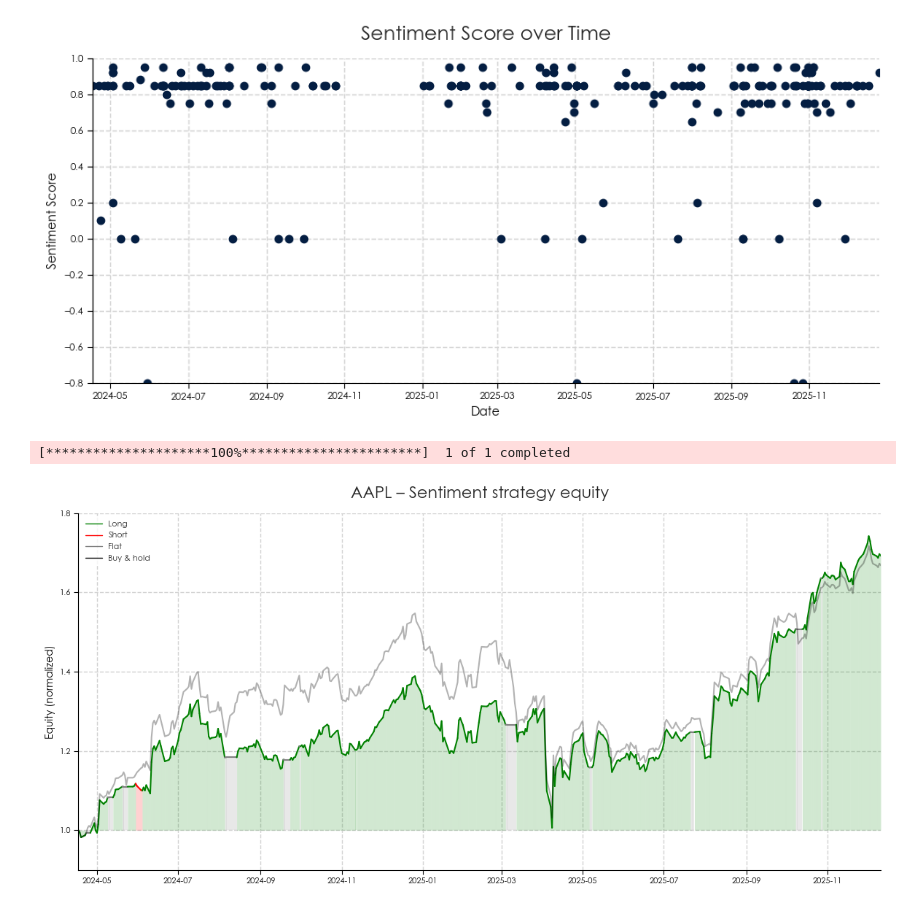
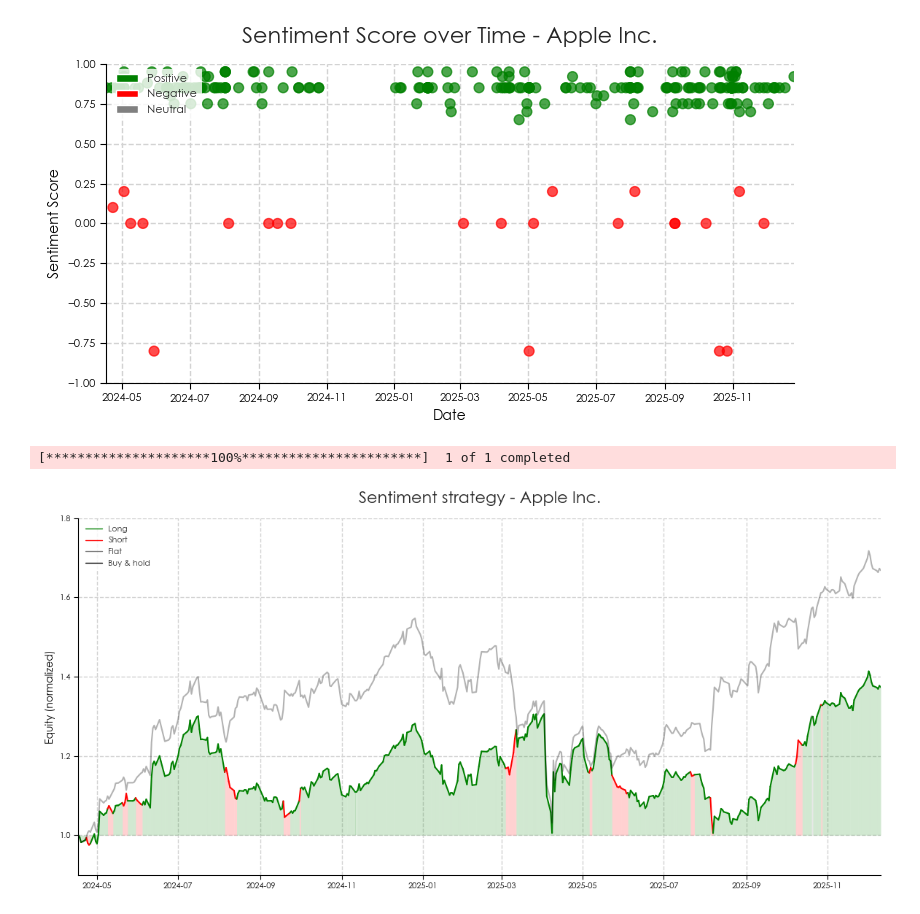
Before and after one commit to heritaco/Thresholded-LLM-Analyst-Recomendations-Sentiment-Strategies-with-RAG-for-Stock-Markets, a Jupyter notebook: notebooks/aapl_rag/02 Sentiment Strategy.ipynb, the cells around one changed output. Drawn from its saved outputs; the diff is of its cells as text; code cells hidden in the pictures.

```diff
--- a/notebooks/aapl_rag/02 Sentiment Strategy.ipynb
+++ b/notebooks/aapl_rag/02 Sentiment Strategy.ipynb
@@ -231,27 +4,15 @@ def backtest_sentiment_strategy(
 # %%
-import matplotlib.pyplot as plt
-
-
-def plot_equity_curves(bt_df: pd.DataFrame) -> None:
-    """
-    Plot strategy vs buy&hold equity curves.
-    """
-    plt.figure(figsize=(10, 5))
-    bt_df[["strategy_equity", "buyhold_equity"]].plot(ax=plt.gca())
-    plt.ylabel("Equity (normalized)")
-    plt.title("AAPL – Sentiment strategy vs Buy & Hold")
-    plt.grid(True)
-    plt.tight_layout()
-    plt.show()
+ticker = "AAPL"
+name = "Apple Inc."
+upper_threshold = 0.4
+lower_threshold = 0.3
 # %%
-import pandas as pd
+df_scored = pd.read_csv("data/AAPL_sentiment_rag.csv")
 
-df_scored_rag = pd.read_csv("data/AAPL_sentiment_rag.csv")
-
-df_scored_rag = parse_date_raw_column(
-    df_scored_rag,
+df_scored = ss.parse_date_raw_column(
+    df_scored,
     date_col="date_raw",
-    default_year=2025,  # or 2023/2025 if that matches your data better
+    default_year=2025,
     out_col="date",
 )
 # %%
@@ -264,18 +25,7 @@ df_scored_rag.head()
 | 3 | MoffettNathanson Adjusts Price Ta... | Dec. 03 | MT | MoffettNathanson Adjusts Price Ta... | bullish | 0.75 | 0.90 | ... |
 | 4 | Loop Capital Adjusts Price Target... | Dec. 02 | MT | Loop Capital Adjusts Price Target... | bullish | 0.85 | 0.90 | ... |
 # %%
-# plot sentiment over time
-import matplotlib.pyplot as plt
-from scripts import actiestilo
-actiestilo.set_style()
-plt.figure(figsize=(10, 5))
-# remove the lines
-plt.plot(df_scored_rag['date'], df_scored_rag['sentiment_score'], marker='o', linestyle='None')
-plt.xlabel('Date')
-plt.ylabel('Sentiment Score')
-plt.title('Sentiment Score over Time')
-plt.grid(True)
-plt.tight_layout()
+ss.plot_sentiment_score_over_time(df_scored, name, upper_threshold=upper_threshold, lower_threshold=lower_threshold)
 # %% [output]
-[figure, old version]
+[figure, new version]
 # %%
@@ -400,5 +48,4 @@ def plot_equity_colored_by_position(
 # %%
-bt_df = backtest_sentiment_strategy(price_df, signal_df)
-plot_equity_colored_by_position(bt_df)
+ss.plot_equity_colored_by_position(bt_df, name)
 # %% [output]
-[figure, old version]
+[figure, new version]
```
Also changed, not shown: parts of 8 cells of this notebook, 3 other files.
